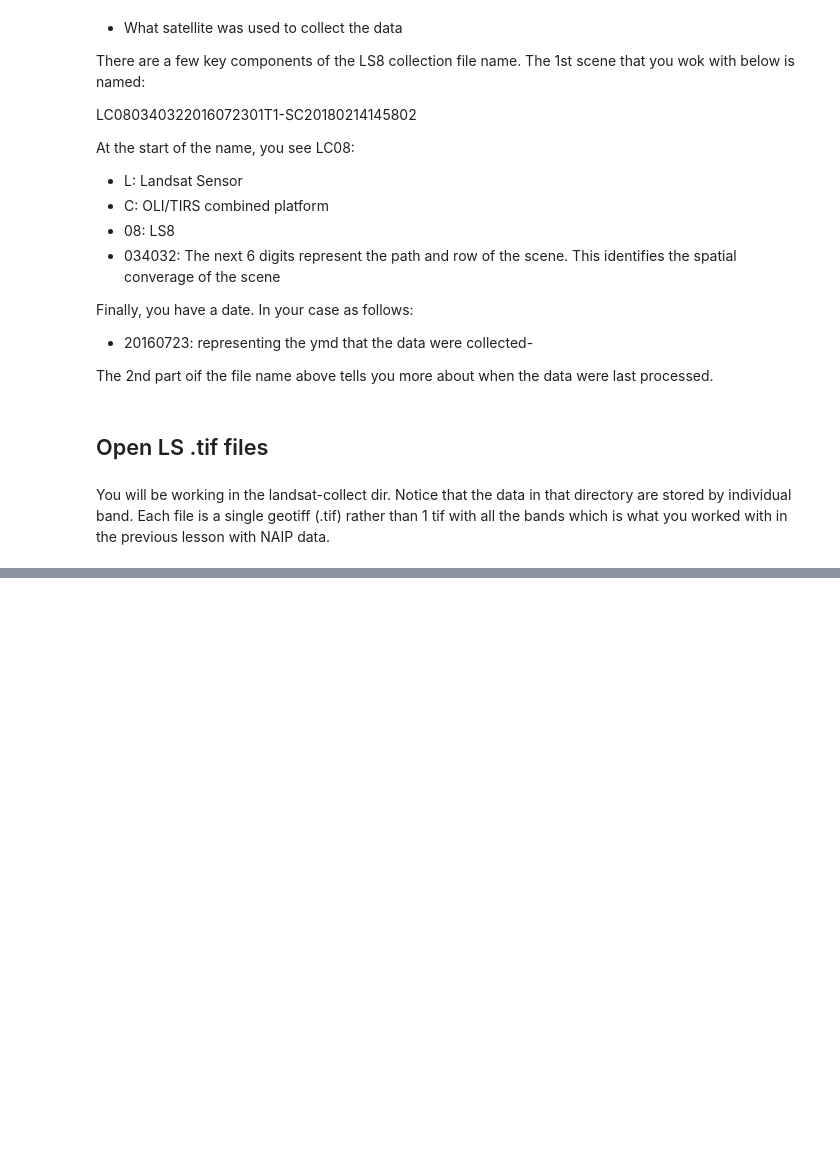
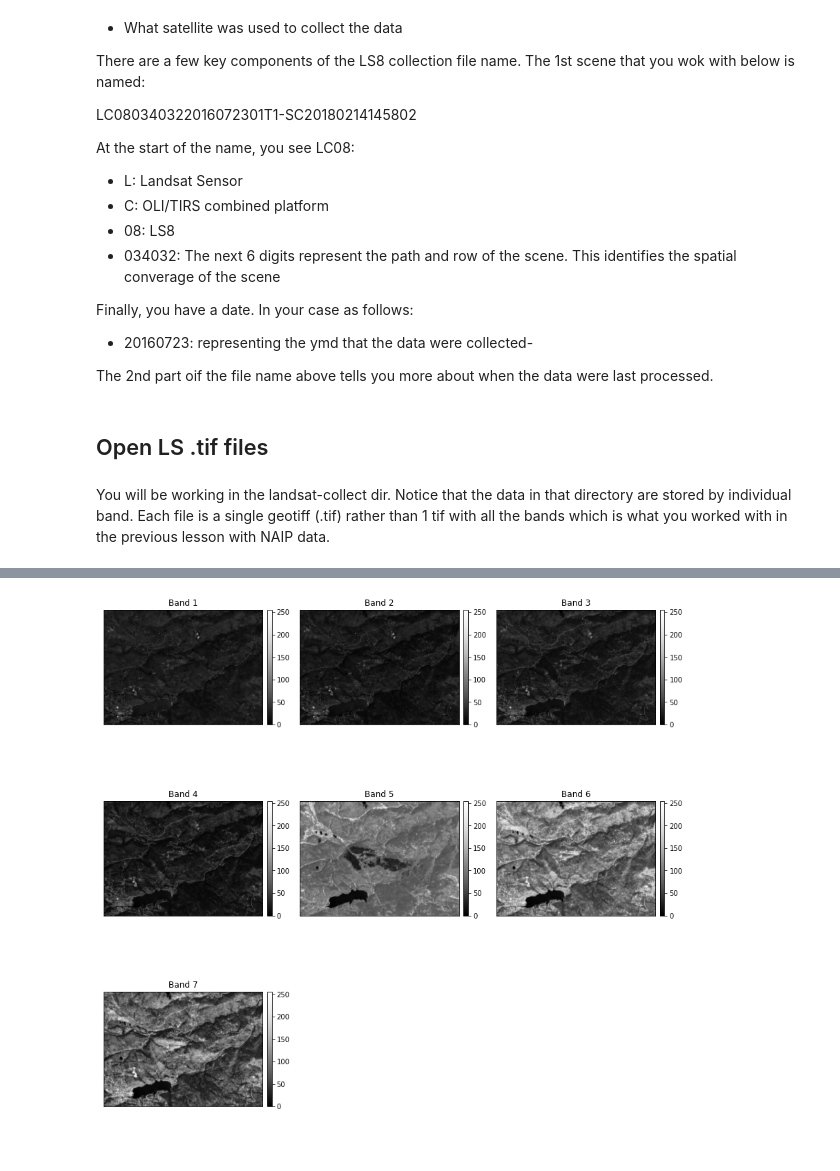
Before and after one commit to chrischank/EDA_Python, a Jupyter notebook: Intermediate/5. Multipsectral RS Data/Open&CropLS.ipynb, the cells around one changed output, grey strips where cells are left out. Saved outputs shown, nothing was run; the diff lists cells and outputs as text; code cells hidden in the pictures; blank space fills up the shorter version.

```diff
--- a/Intermediate/5. Multipsectral RS Data/Open&CropLS.ipynb
+++ b/Intermediate/5. Multipsectral RS Data/Open&CropLS.ipynb
@@ -41,0 +63,7 @@ You will be working in the landsat-collect dir. Notice that the data in that dir
+# %%
+landsat_post_fire_path = os.path.join("cold-springs-fire",
+                                     "landsat_collect",
+                                       "LC080340322016072301T1-SC20180214145802",
+                                      "crop")
+
+glob(os.path.join(landsat_post_fire_path, "*"))
@@ -41,0 +106,5 @@ You will be working in the landsat-collect dir. Notice that the data in that dir
+# %%
+all_landsat_post_bands = glob(os.path.join(
+    landsat_post_fire_path, "*band*.tif"))
+
+all_landsat_post_bands
@@ -41,0 +121,3 @@ You will be working in the landsat-collect dir. Notice that the data in that dir
+# %%
+all_landsat_post_bands.sort()
+all_landsat_post_bands
@@ -41,0 +132,8 @@ You will be working in the landsat-collect dir. Notice that the data in that dir
+# %%
+# Stacking
+landsat_post_arr, landsat_post_meta = es.stack(all_landsat_post_bands)
+ep.plot_bands(landsat_post_arr)
+
+plt.show()
+# %% [output]
+[figure, added]
```
Also changed, not shown: parts of 17 cells of this notebook, 3 other files.
